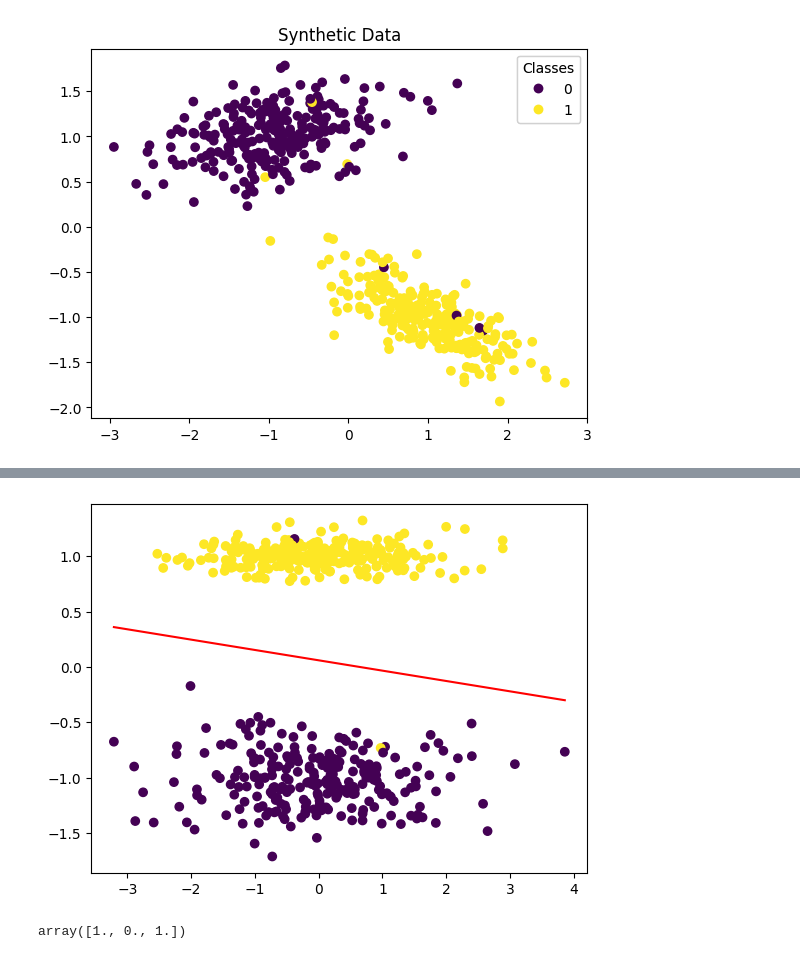
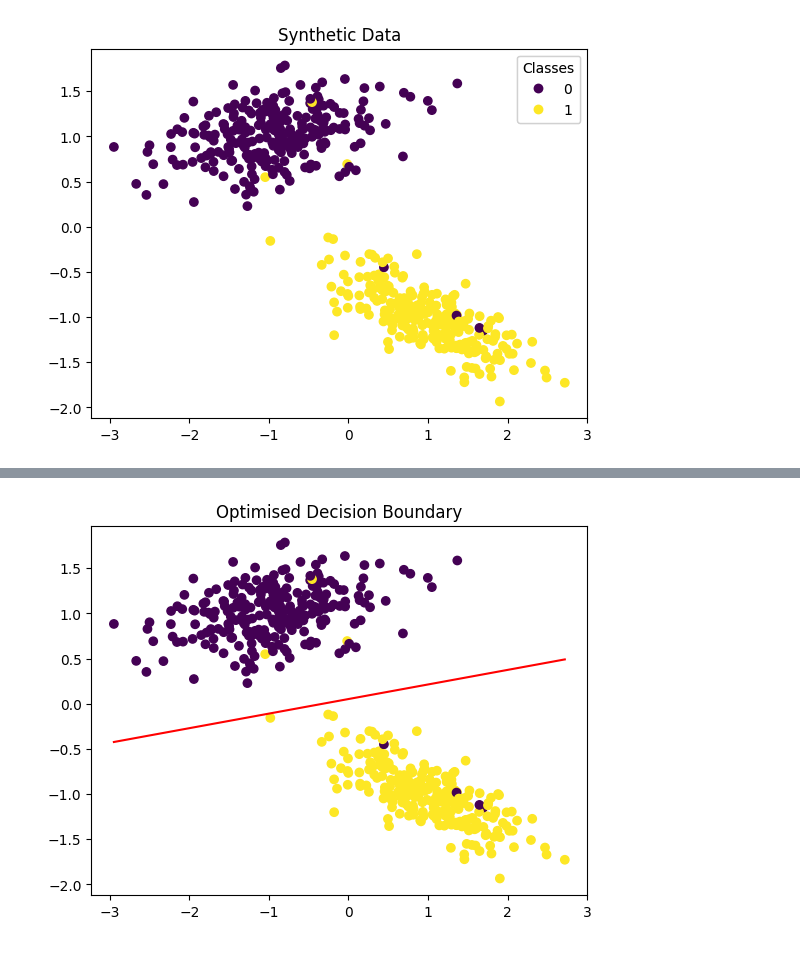
Before and after one commit to wrmthorne/SWiCS-WIE-Advanced-Python-Worksheets, a Jupyter notebook: Advanced 2 - Intro to Machine Learning/Intro_to_ML.ipynb, the cells around one changed output, grey strips where cells are left out. Cells and saved outputs as stored; diff of their text form; code cells hidden in the pictures.

```diff
--- a/Advanced 2 - Intro to Machine Learning/Intro_to_ML.ipynb
+++ b/Advanced 2 - Intro to Machine Learning/Intro_to_ML.ipynb
@@ -143,0 +171,9 @@ plt.show()
+# %%
+# Answer Here
+def forward(X, w):
+    z = X @ w
+    y_hat = sigmoid(z)
+    return y_hat
+
+y_hat = forward(X, w)
+print(y_hat.shape)
@@ -175,14 +216,10 @@ iii) Find the logit loss of `a` against `b`. You should get a single value outpu
 # %%
-## MOVE THIS QUESTION
 np.random.seed(42)
 
 # Answer Here
 def logit_loss(y_hat, y, epsilon=1e-13):
     return -np.mean(y * np.log(y_hat + epsilon) + (1 - y) * np.log(1 - y_hat + epsilon))
 
-a = sigmoid(np.arange(-5, 5))
-b = np.random.randint(2, size=10)
-
-print(a, b)
-print(logit_loss(a, b))
+y_hat = forward(X, w)
+logit_loss(y_hat, y)
 # %% [output]
@@ -210,13 +268,18 @@ Often in machine learning, we deal with much more data than can be fit into memo
 # %%
-def gradient_descent(X, y, w, lr=0.01, epochs=1000):
+# Answer Here
+def gradient_descent(X, y, w, lr=0.01):
     losses = []
-    for epoch in range(epochs):
-        z = X @ w
-        loss = logit_loss(z, y)
+    for epoch in range(100):
+        y_hat = forward(X, w)
+        loss = logit_loss(y_hat, y)
         losses.append(loss)
-        w = w - lr * (X.T @ (sigmoid(z) - y))
+        w = w - lr * (X.T @ (y_hat - y))
     return w, losses
 
-w, losses = gradient_descent(X, y, w)
-w
+w_opt, losses = gradient_descent(X, y, w)
+print(w_opt)
+
+plt.plot(losses)
+plt.title('Loss per Iteration')
+plt.show()
 # %% [output]
@@ -230,22 +300,15 @@ $$
 # %%
-bias = w[0]
-weights = w[1:]
+# Answer Here
+bias = w_opt[0]
+weights = w_opt[1:]
 
 fig, ax = plt.subplots()
 x_space = np.linspace(np.min(X[:, 1]), np.max(X[:, 1]), 100)
 f_x = -(weights[0] * x_space + bias) / weights[1]
 
 plt.scatter(X[:, 1], X[:, 2], marker='o', c=y)
 plt.plot(x_space, f_x, color='red')
+plt.title('Optimised Decision Boundary')
 plt.show()
 # %% [output]
-[figure, old version]
+[figure, new version]
-# %%
-def predict(X, w):
-    return np.round(sigmoid(X @ w))
-
-x_test = np.array([[1, 1], [-1, 0], [0, 3]])
-y_pred = predict(x_test, w)
-y_pred
-# %% [output]
-array([1., 0., 1.])
```
Also changed, not shown: parts of 26 cells of this notebook.
